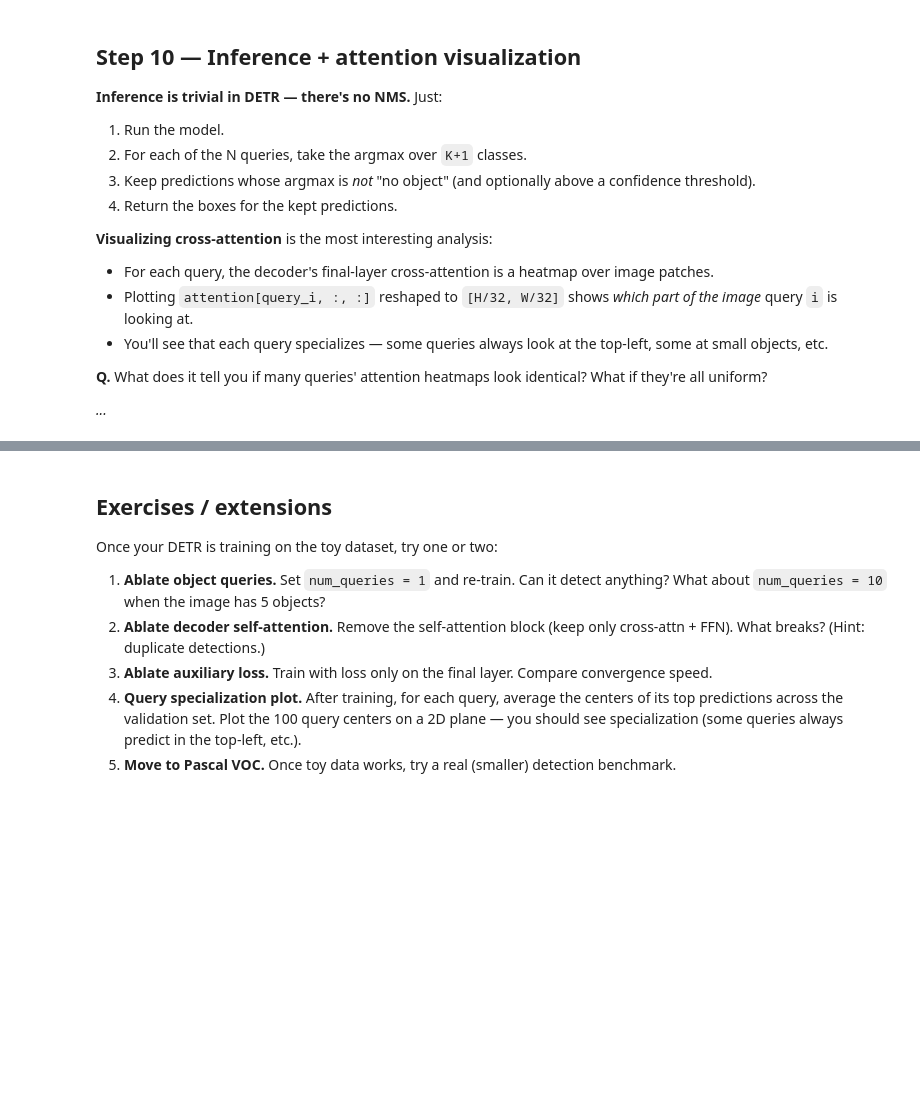
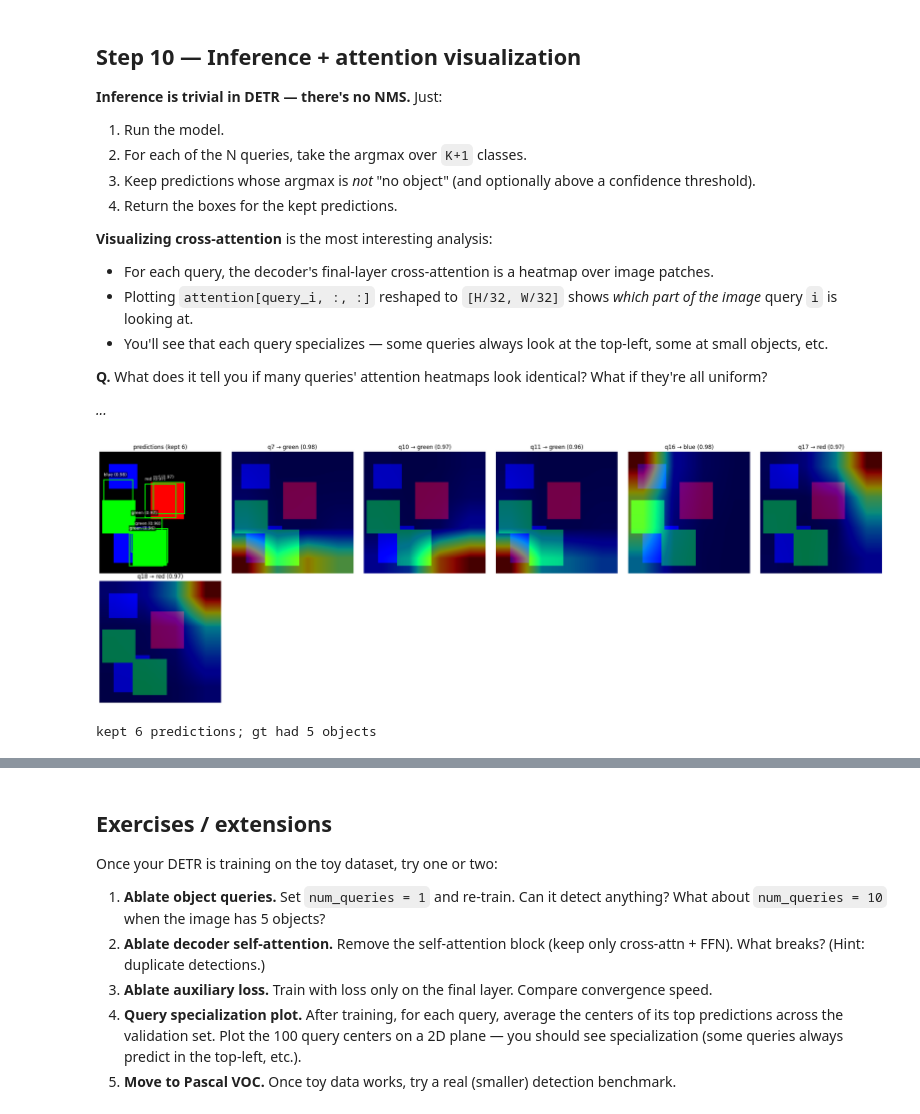
Before and after one commit to jpoberhauser/vision-transformers-and-ssl, a Jupyter notebook: module2_detection_segmentation_tracking/001_detr_from_scratch.ipynb, the cells around one changed output, grey strips where cells are left out. Cells and saved outputs as stored; diff of their text form; code cells hidden in the pictures; blank space fills up the shorter version.

Commit message:
fully trained vanilla detr

```diff
--- a/module2_detection_segmentation_tracking/001_detr_from_scratch.ipynb
+++ b/module2_detection_segmentation_tracking/001_detr_from_scratch.ipynb
@@ -793,8 +778,7 @@ class DetrLoss(nn.Module):
         self.weight_bbox = weight_bbox
         self.weight_giou = weight_giou
 
-
-    def forward(self, outputs: Dict[str, Tensor], targets: List[Dict[str, Tensor]]) -> Dict[str, Tensor]:
+    def _compute_losses(self, outputs: Dict[str, Tensor], targets: List[Dict[str, Tensor]]) -> Dict[str, Tensor]:
         # outputs: {'pred_logits', 'pred_boxes', 'aux_outputs': [per-layer dicts]}
         # Return a dict of loss components and a 'total' key.
         indices = self.matcher(outputs, targets)
@@ -828,3 +812,11 @@ class DetrLoss(nn.Module):
                 'giou':  loss_giou,
                 'total': total_loss,
             }
+
+    def forward(self, outputs: Dict[str, Tensor], targets: List[Dict[str, Tensor]]) -> Dict[str, Tensor]:
+        losses = self._compute_losses(outputs, targets)
+        for aux in outputs.get('aux_outputs', []):
+          aux_losses = self._compute_losses(aux, targets)
+          for k in losses:
+              losses[k] = losses[k] + aux_losses[k]
+        return losses
@@ -907,0 +970,2 @@ def train_detr(num_steps: int = 1000, batch_size: int = 16):
+# %%
+model = train_detr(num_steps=5000, batch_size=8, num_queries =20,   log_every=100)
@@ -907,0 +981,9 @@ def train_detr(num_steps: int = 1000, batch_size: int = 16):
+# %%
+model.eval()
+with torch.no_grad():
+    out = model(img.unsqueeze(0).to(next(model.parameters()).device))
+    probs = F.softmax(out['pred_logits'][0], dim=-1)
+
+print("mean prob per class across 100 queries:", probs.mean(dim=0).cpu().tolist())
+print("max real-class prob across queries:", probs[:, 1:].max().item())
+print("fraction of queries whose argmax is class 0:", (probs.argmax(dim=-1) == 0).float().mean().item())
@@ -937,0 +1146,12 @@ def predict_and_visualize(model: DETR, image: Tensor, score_threshold: float = 0
+# %%
+img, tgt = toy_data[2]
+result = predict_and_visualize(
+    model, img,
+    score_threshold=0.96,
+    show_attention=True,
+    class_names=['no_object', 'red', 'green', 'blue'],
+)
+print(f"kept {len(result['boxes'])} predictions; gt had {len(tgt['boxes'])} objects")
+# %% [output]
+[figure, added]
+kept 6 predictions; gt had 5 objects
```
Also changed, not shown: parts of 18 cells of this notebook.
